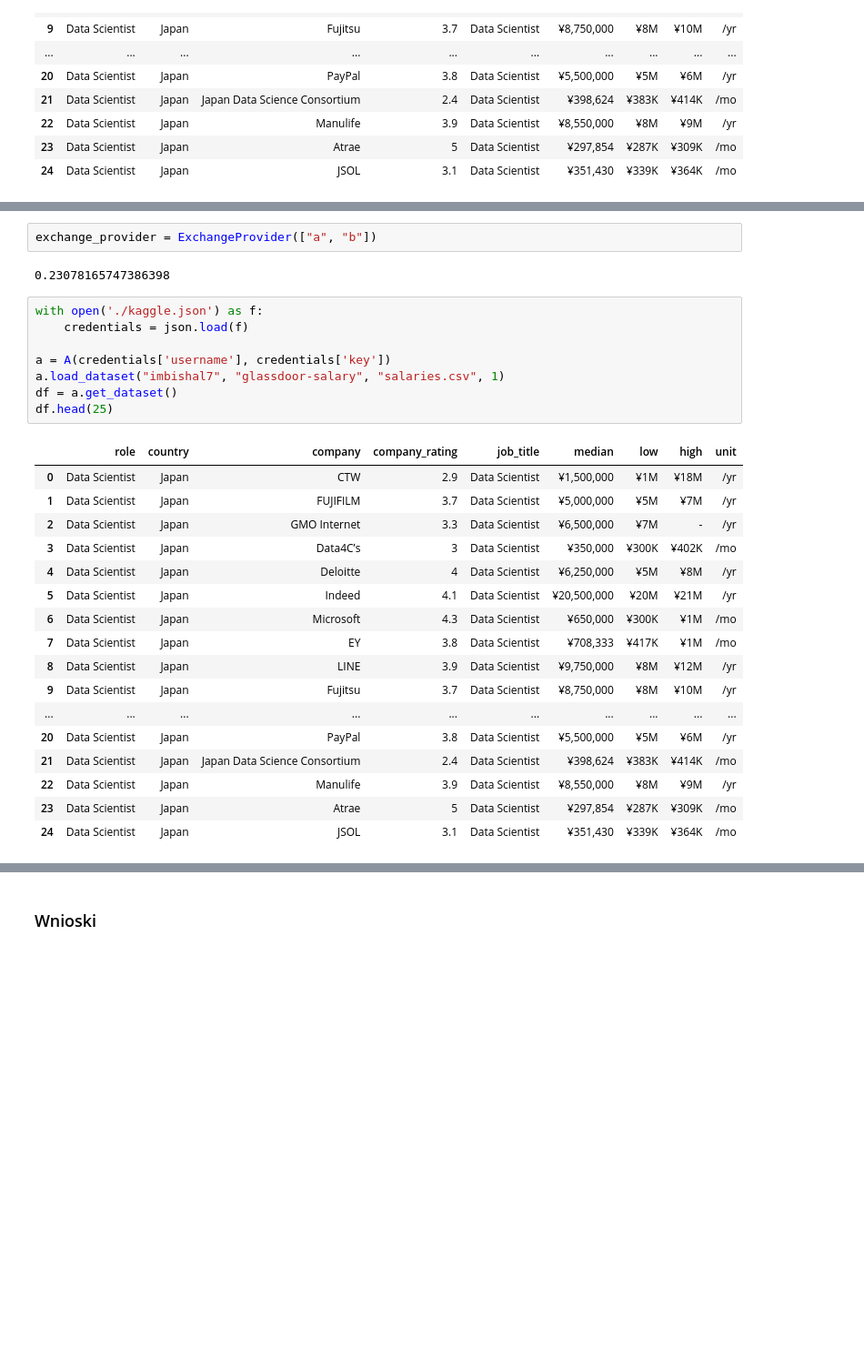
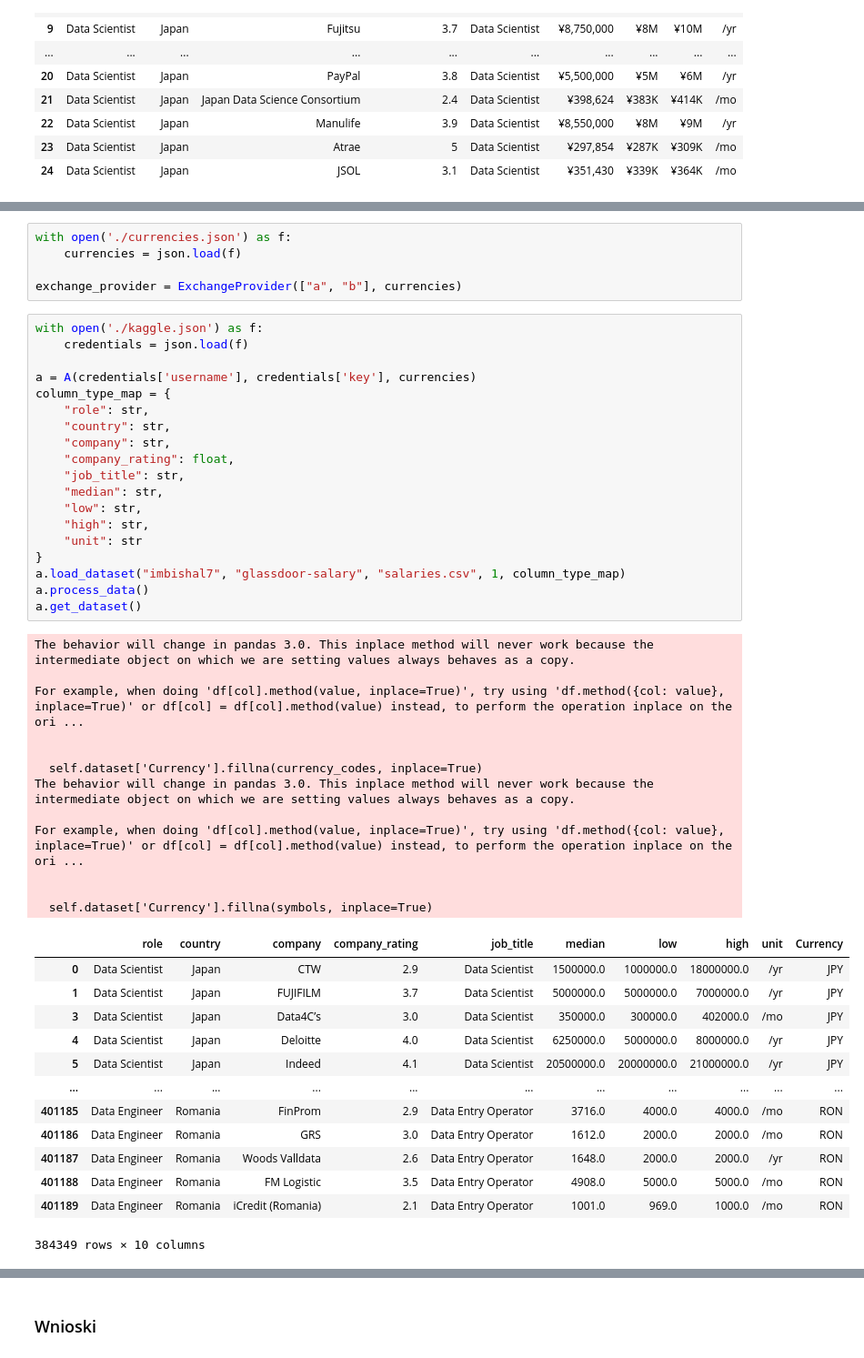
Before and after one commit to pstano1/salaries-in-data-analysis, a Jupyter notebook: raport.ipynb, the cells around one changed output, grey strips where cells are left out. Shown at 91% size. Cells and saved outputs as stored; diff of their text form; blank space fills up the shorter version.

```diff
--- a/raport.ipynb
+++ b/raport.ipynb
@@ -137,30 +191,50 @@ class ExchangeProvider:
-# %%
-exchange_provider = ExchangeProvider(["a", "b"])
-# %% [output]
-0.23078165747386398
+# %%
+with open('./currencies.json') as f:
+    currencies = json.load(f)
+
+exchange_provider = ExchangeProvider(["a", "b"], currencies)
 # %%
 with open('./kaggle.json') as f:
     credentials = json.load(f)
 
-a = A(credentials['username'], credentials['key'])
-a.load_dataset("imbishal7", "glassdoor-salary", "salaries.csv", 1)
-df = a.get_dataset()
-df.head(25)
+a = A(credentials['username'], credentials['key'], currencies)
+column_type_map = {
+    "role": str,
+    "country": str,
+    "company": str,
+    "company_rating": float,
+    "job_title": str,
+    "median": str,
+    "low": str,
+    "high": str,
+    "unit": str
+}
+a.load_dataset("imbishal7", "glassdoor-salary", "salaries.csv", 1, column_type_map)
+a.process_data()
+a.get_dataset()
 # %% [output]
+The behavior will change in pandas 3.0. This inplace method will never work because the intermediate object on which we are setting values always behaves as a copy.
+
+For example, when doing 'df[col].method(value, inplace=True)', try using 'df.method({col: value}, inplace=True)' or df[col] = df[col].method(value) instead, to perform the operation inplace on the ori ...
+
+
+  self.dataset['Currency'].fillna(currency_codes, inplace=True)
+The behavior will change in pandas 3.0. This inplace method will never work because the intermediate object on which we are setting values always behaves as a copy.
+
+For example, when doing 'df[col].method(value, inplace=True)', try using 'df.method({col: value}, inplace=True)' or df[col] = df[col].method(value) instead, to perform the operation inplace on the ori ...
+
+
+  self.dataset['Currency'].fillna(symbols, inplace=True)
-|  | role | country | company | company_rating | job_title | median | low | high | unit |
-| 0 | Data Scientist | Japan | CTW | 2.9 | Data Scientist | ¥1,500,000 | ¥1M | ¥18M | /yr |
-| 1 | Data Scientist | Japan | FUJIFILM | 3.7 | Data Scientist | ¥5,000,000 | ¥5M | ¥7M | /yr |
-| 2 | Data Scientist | Japan | GMO Internet | 3.3 | Data Scientist | ¥6,500,000 | ¥7M | - | /yr |
-| 3 | Data Scientist | Japan | Data4Cʼs | 3 | Data Scientist | ¥350,000 | ¥300K | ¥402K | /mo |
-| 4 | Data Scientist | Japan | Deloitte | 4 | Data Scientist | ¥6,250,000 | ¥5M | ¥8M | /yr |
-| 5 | Data Scientist | Japan | Indeed | 4.1 | Data Scientist | ¥20,500,000 | ¥20M | ¥21M | /yr |
-| 6 | Data Scientist | Japan | Microsoft | 4.3 | Data Scientist | ¥650,000 | ¥300K | ¥1M | /mo |
-| 7 | Data Scientist | Japan | EY | 3.8 | Data Scientist | ¥708,333 | ¥417K | ¥1M | /mo |
-| 8 | Data Scientist | Japan | LINE | 3.9 | Data Scientist | ¥9,750,000 | ¥8M | ¥12M | /yr |
-| 9 | Data Scientist | Japan | Fujitsu | 3.7 | Data Scientist | ¥8,750,000 | ¥8M | ¥10M | /yr |
-| ... | ... | ... | ... | ... | ... | ... | ... | ... | ... |
-| 20 | Data Scientist | Japan | PayPal | 3.8 | Data Scientist | ¥5,500,000 | ¥5M | ¥6M | /yr |
-| 21 | Data Scientist | Japan | Japan Data Science Consortium | 2.4 | Data Scientist | ¥398,624 | ¥383K | ¥414K | /mo |
-| 22 | Data Scientist | Japan | Manulife | 3.9 | Data Scientist | ¥8,550,000 | ¥8M | ¥9M | /yr |
-| 23 | Data Scientist | Japan | Atrae | 5 | Data Scientist | ¥297,854 | ¥287K | ¥309K | /mo |
-| 24 | Data Scientist | Japan | JSOL | 3.1 | Data Scientist | ¥351,430 | ¥339K | ¥364K | /mo |
+|  | role | country | company | company_rating | job_title | median | low | high | unit | Currency |
+| 0 | Data Scientist | Japan | CTW | 2.9 | Data Scientist | 1500000.0 | 1000000.0 | 18000000.0 | /yr | JPY |
+| 1 | Data Scientist | Japan | FUJIFILM | 3.7 | Data Scientist | 5000000.0 | 5000000.0 | 7000000.0 | /yr | JPY |
+| 3 | Data Scientist | Japan | Data4Cʼs | 3.0 | Data Scientist | 350000.0 | 300000.0 | 402000.0 | /mo | JPY |
+| 4 | Data Scientist | Japan | Deloitte | 4.0 | Data Scientist | 6250000.0 | 5000000.0 | 8000000.0 | /yr | JPY |
+| 5 | Data Scientist | Japan | Indeed | 4.1 | Data Scientist | 20500000.0 | 20000000.0 | 21000000.0 | /yr | JPY |
+| ... | ... | ... | ... | ... | ... | ... | ... | ... | ... | ... |
+| 401185 | Data Engineer | Romania | FinProm | 2.9 | Data Entry Operator | 3716.0 | 4000.0 | 4000.0 | /mo | RON |
+| 401186 | Data Engineer | Romania | GRS | 3.0 | Data Entry Operator | 1612.0 | 2000.0 | 2000.0 | /mo | RON |
+| 401187 | Data Engineer | Romania | Woods Valldata | 2.6 | Data Entry Operator | 1648.0 | 2000.0 | 2000.0 | /yr | RON |
+| 401188 | Data Engineer | Romania | FM Logistic | 3.5 | Data Entry Operator | 4908.0 | 5000.0 | 5000.0 | /mo | RON |
+| 401189 | Data Engineer | Romania | iCredit (Romania) | 2.1 | Data Entry Operator | 1001.0 | 969.0 | 1000.0 | /mo | RON |
+384349 rows × 10 columns
```
Also changed, not shown: parts of 3 cells of this notebook, 1 other file.
